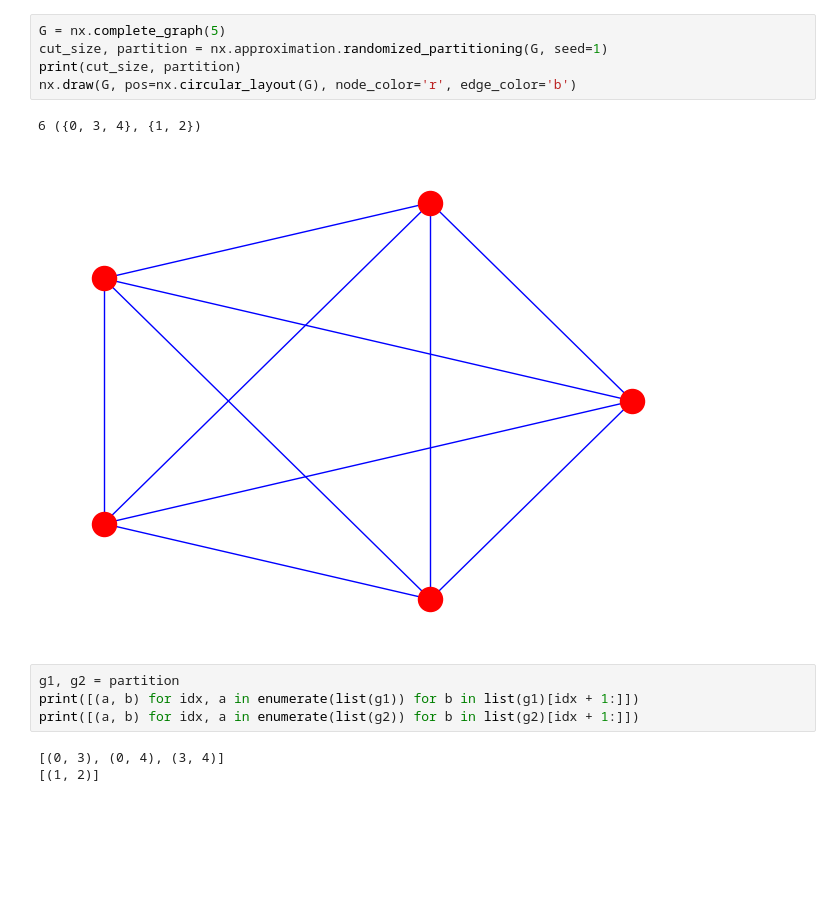
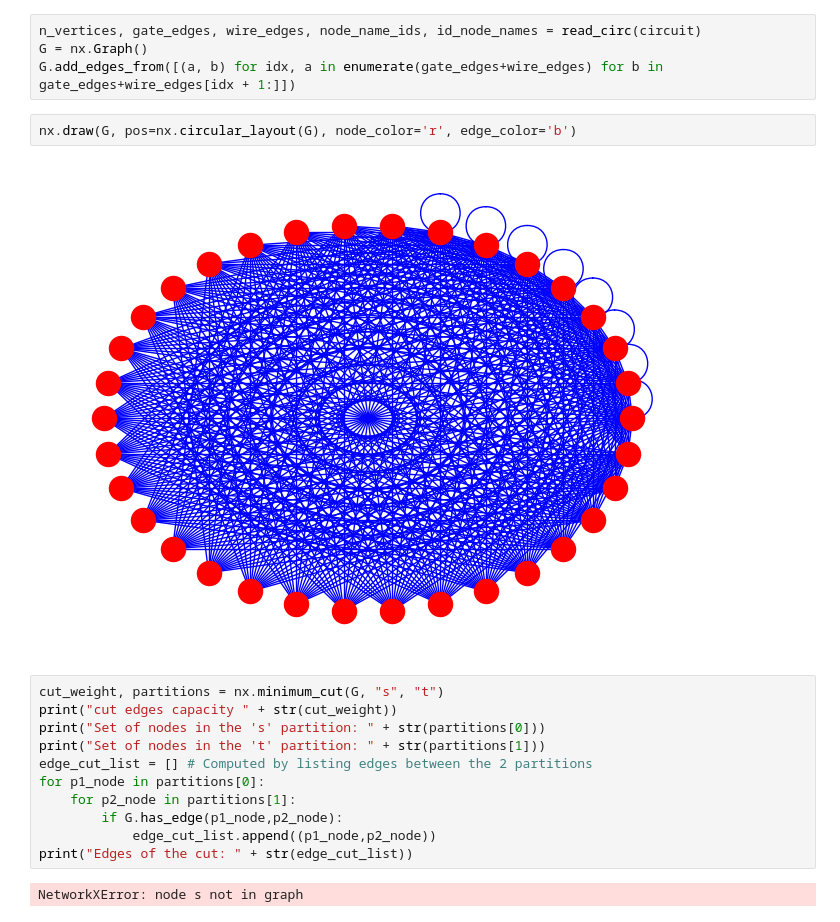
Before and after one commit to AprilSweettooth/Tailored-FT-CircuitCut, a Jupyter notebook: graph_partition.ipynb, the cells around one changed output. Saved outputs shown, nothing was run; the diff lists cells and outputs as text; blank space fills up the shorter version.

Commit message:
20-08-graph-test

```diff
--- a/graph_partition.ipynb
+++ b/graph_partition.ipynb
@@ -5,15 +80,21 @@ import matplotlib.pyplot as plt
+# %%
+n_vertices, gate_edges, wire_edges, node_name_ids, id_node_names = read_circ(circuit)
+G = nx.Graph()
+G.add_edges_from([(a, b) for idx, a in enumerate(gate_edges+wire_edges) for b in gate_edges+wire_edges[idx + 1:]])
 # %%
-G = nx.complete_graph(5)
-cut_size, partition = nx.approximation.randomized_partitioning(G, seed=1)
-print(cut_size, partition)
 nx.draw(G, pos=nx.circular_layout(G), node_color='r', edge_color='b')
 # %% [output]
-6 ({0, 3, 4}, {1, 2})
-[figure, old version]
+[figure, new version]
-# %%
-g1, g2 = partition
-print([(a, b) for idx, a in enumerate(list(g1)) for b in list(g1)[idx + 1:]])
-print([(a, b) for idx, a in enumerate(list(g2)) for b in list(g2)[idx + 1:]])
-# %% [output]
-[(0, 3), (0, 4), (3, 4)]
-[(1, 2)]
+# %%
+cut_weight, partitions = nx.minimum_cut(G, "s", "t")
+print("cut edges capacity " + str(cut_weight))
+print("Set of nodes in the 's' partition: " + str(partitions[0]))
+print("Set of nodes in the 't' partition: " + str(partitions[1]))
+edge_cut_list = [] # Computed by listing edges between the 2 partitions
+for p1_node in partitions[0]:
+    for p2_node in partitions[1]:
+        if G.has_edge(p1_node,p2_node):
+            edge_cut_list.append((p1_node,p2_node))
+print("Edges of the cut: " + str(edge_cut_list))
+# %% [output]
+NetworkXError: node s not in graph
```
Also changed, not shown: parts of 8 cells of this notebook.
